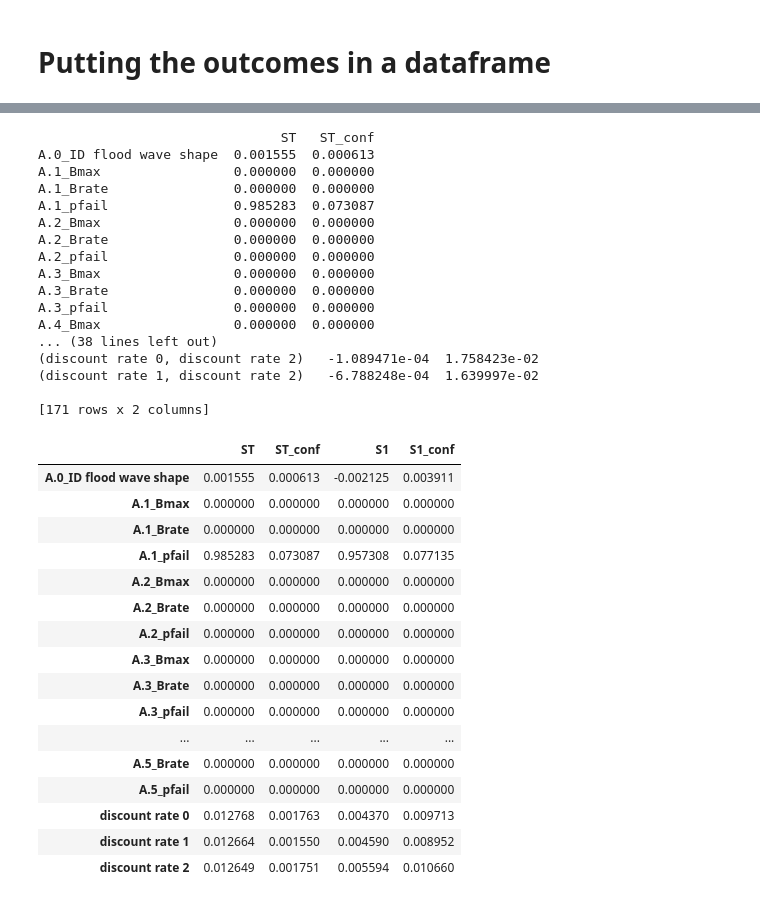
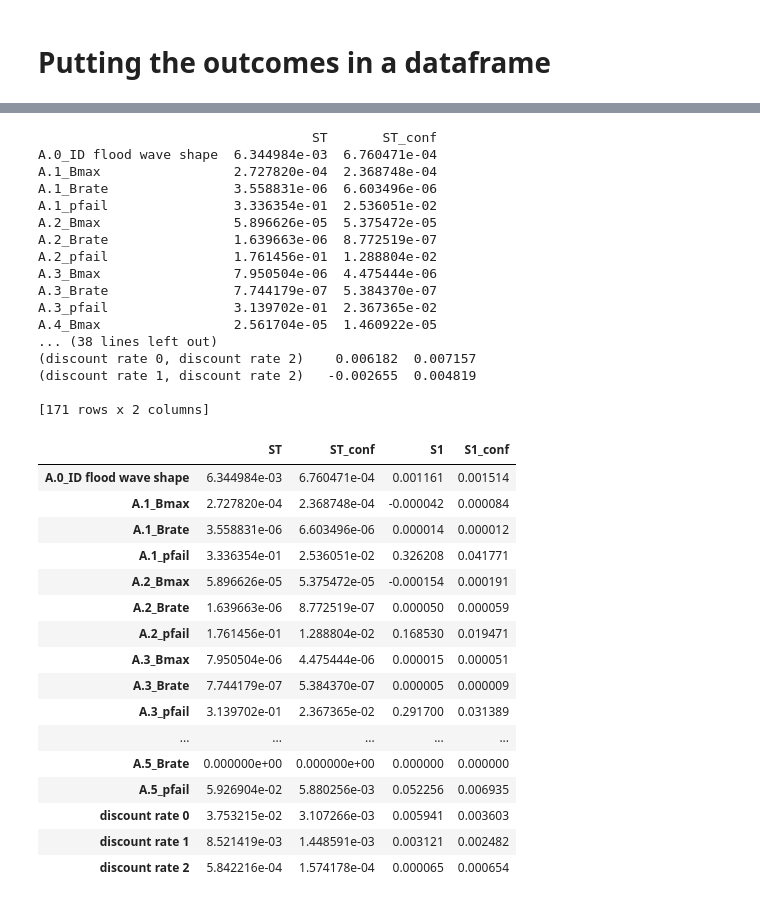
Before and after one commit to jeroenvantil/epa141A_open, a Jupyter notebook: final assignment/Sobol SA.ipynb, the cells around one changed output, grey strips where cells are left out. Saved outputs shown, nothing was run; the diff lists cells and outputs as text; code cells hidden in the pictures.

```diff
--- a/final assignment/Sobol SA.ipynb
+++ b/final assignment/Sobol SA.ipynb
@@ -115,45 +115,47 @@ print(outcome_names)
 # %%
 # Make a Dataframe with the Outcomes on the columns and the Uncertainties as rows
-Si = sobol.analyze(problem, outcomes["A.1 Total Costs"], calc_second_order=True, print_to_console=True)
+Si = sobol.analyze(problem, outcomes["Expected Annual Damage"], calc_second_order=True, print_to_console=True)
 # %% [output]
-                               ST   ST_conf
-A.0_ID flood wave shape  0.001555  0.000613
-A.1_Bmax                 0.000000  0.000000
-A.1_Brate                0.000000  0.000000
-A.1_pfail                0.985283  0.073087
-A.2_Bmax                 0.000000  0.000000
-A.2_Brate                0.000000  0.000000
-A.2_pfail                0.000000  0.000000
-A.3_Bmax                 0.000000  0.000000
-A.3_Brate                0.000000  0.000000
-A.3_pfail                0.000000  0.000000
-A.4_Bmax                 0.000000  0.000000
+                                   ST       ST_conf
+A.0_ID flood wave shape  6.344984e-03  6.760471e-04
+A.1_Bmax                 2.727820e-04  2.368748e-04
+A.1_Brate                3.558831e-06  6.603496e-06
+A.1_pfail                3.336354e-01  2.536051e-02
+A.2_Bmax                 5.896626e-05  5.375472e-05
+A.2_Brate                1.639663e-06  8.772519e-07
+A.2_pfail                1.761456e-01  1.288804e-02
+A.3_Bmax                 7.950504e-06  4.475444e-06
+A.3_Brate                7.744179e-07  5.384370e-07
+A.3_pfail                3.139702e-01  2.367365e-02
+A.4_Bmax                 2.561704e-05  1.460922e-05
 ... (38 lines left out)
-(discount rate 0, discount rate 2)   -1.089471e-04  1.758423e-02
-(discount rate 1, discount rate 2)   -6.788248e-04  1.639997e-02
+(discount rate 0, discount rate 2)    0.006182  0.007157
+(discount rate 1, discount rate 2)   -0.002655  0.004819
 
 [171 rows x 2 columns]
 # %%
-Si_filter = {k:Si[k] for k in ['ST','ST_conf']}
+Si_filter = {k:Si[k] for k in ['ST','ST_conf', 'S1', 'S1_conf']}
 Si_df = pd.DataFrame(Si_filter, index=problem['names'])
-# %% [output]
-|  | ST | ST_conf | S1 | S1_conf |
-| A.0_ID flood wave shape | 0.001555 | 0.000613 | -0.002125 | 0.003911 |
-| A.1_Bmax | 0.000000 | 0.000000 | 0.000000 | 0.000000 |
-| A.1_Brate | 0.000000 | 0.000000 | 0.000000 | 0.000000 |
-| A.1_pfail | 0.985283 | 0.073087 | 0.957308 | 0.077135 |
-| A.2_Bmax | 0.000000 | 0.000000 | 0.000000 | 0.000000 |
-| A.2_Brate | 0.000000 | 0.000000 | 0.000000 | 0.000000 |
-| A.2_pfail | 0.000000 | 0.000000 | 0.000000 | 0.000000 |
-| A.3_Bmax | 0.000000 | 0.000000 | 0.000000 | 0.000000 |
-| A.3_Brate | 0.000000 | 0.000000 | 0.000000 | 0.000000 |
-| A.3_pfail | 0.000000 | 0.000000 | 0.000000 | 0.000000 |
-| ... | ... | ... | ... | ... |
-| A.5_Brate | 0.000000 | 0.000000 | 0.000000 | 0.000000 |
-| A.5_pfail | 0.000000 | 0.000000 | 0.000000 | 0.000000 |
-| discount rate 0 | 0.012768 | 0.001763 | 0.004370 | 0.009713 |
-| discount rate 1 | 0.012664 | 0.001550 | 0.004590 | 0.008952 |
-| discount rate 2 | 0.012649 | 0.001751 | 0.005594 | 0.010660 |
+# %%
+display(Si_df)
+# %% [output]
+|  | ST | ST_conf | S1 | S1_conf |
+| A.0_ID flood wave shape | 6.344984e-03 | 6.760471e-04 | 0.001161 | 0.001514 |
+| A.1_Bmax | 2.727820e-04 | 2.368748e-04 | -0.000042 | 0.000084 |
+| A.1_Brate | 3.558831e-06 | 6.603496e-06 | 0.000014 | 0.000012 |
+| A.1_pfail | 3.336354e-01 | 2.536051e-02 | 0.326208 | 0.041771 |
+| A.2_Bmax | 5.896626e-05 | 5.375472e-05 | -0.000154 | 0.000191 |
+| A.2_Brate | 1.639663e-06 | 8.772519e-07 | 0.000050 | 0.000059 |
+| A.2_pfail | 1.761456e-01 | 1.288804e-02 | 0.168530 | 0.019471 |
+| A.3_Bmax | 7.950504e-06 | 4.475444e-06 | 0.000015 | 0.000051 |
+| A.3_Brate | 7.744179e-07 | 5.384370e-07 | 0.000005 | 0.000009 |
+| A.3_pfail | 3.139702e-01 | 2.367365e-02 | 0.291700 | 0.031389 |
+| ... | ... | ... | ... | ... |
+| A.5_Brate | 0.000000e+00 | 0.000000e+00 | 0.000000 | 0.000000 |
+| A.5_pfail | 5.926904e-02 | 5.880256e-03 | 0.052256 | 0.006935 |
+| discount rate 0 | 3.753215e-02 | 3.107266e-03 | 0.005941 | 0.003603 |
+| discount rate 1 | 8.521419e-03 | 1.448591e-03 | 0.003121 | 0.002482 |
+| discount rate 2 | 5.842216e-04 | 1.574178e-04 | 0.000065 | 0.000654 |
 # %%
 results_dict = {}
 
```
Also changed, not shown: parts of 8 cells of this notebook.
